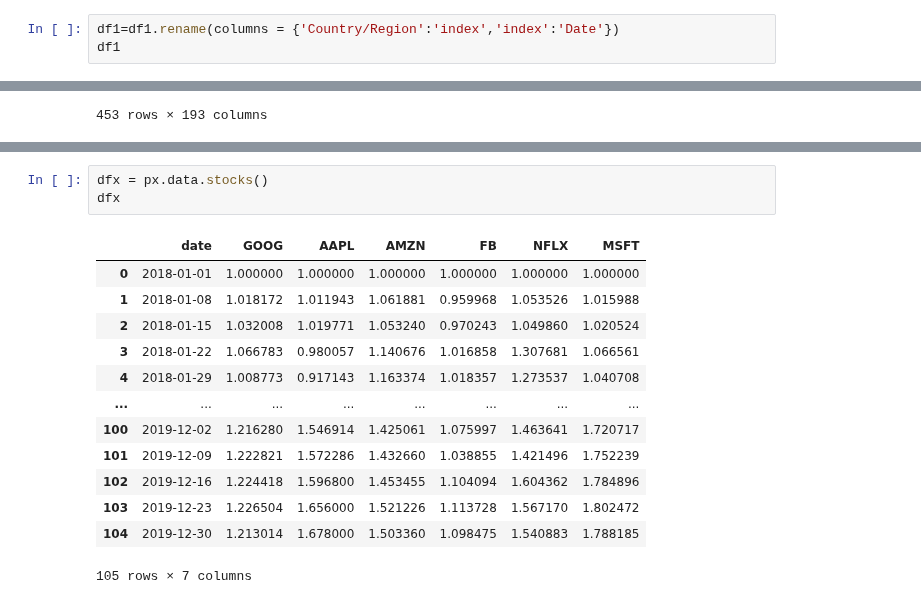
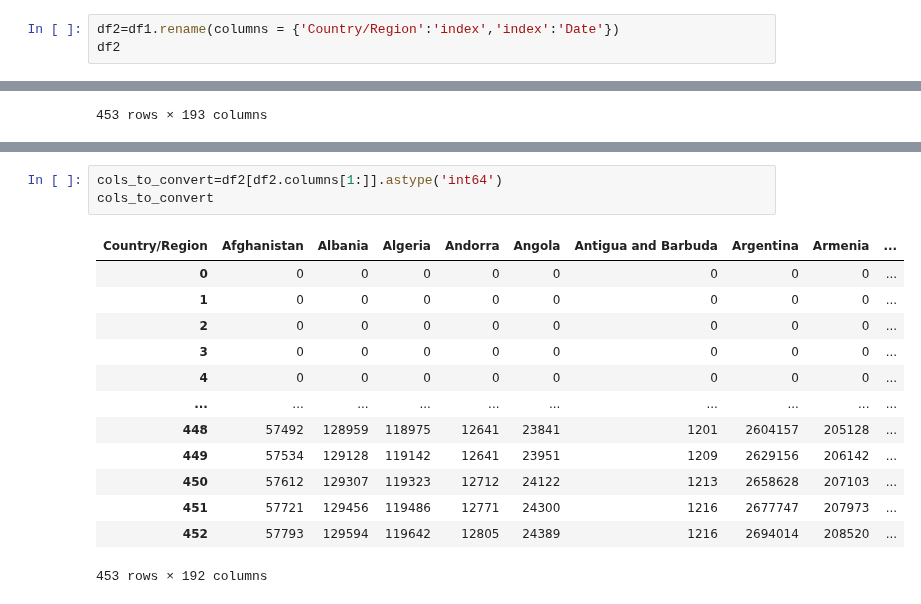
Before and after one commit to iannjari/covid-19-cases-and-mortality-forecaster, a Jupyter notebook: Data Preview.ipynb, the cells around one changed output, grey strips where cells are left out. Cells and saved outputs as stored; diff of their text form.

Commit message:
Graphing data pre-processing

```diff
--- a/Data Preview.ipynb
+++ b/Data Preview.ipynb
@@ -469,8 +470,8 @@ df1
 | 452 | 4/18/21 | 57793 | 129594 | 119642 | 12805 | 24389 | 1216 | 2694014 | ... |
 453 rows × 193 columns
 # %%
-df1=df1.rename(columns = {'Country/Region':'index','index':'Date'})
-df1
+df2=df1.rename(columns = {'Country/Region':'index','index':'Date'})
+df2
 # %% [output]
 | Country/Region | Date | Afghanistan | Albania | Algeria | Andorra | Angola | Antigua and Barbuda | Argentina | ... |
 | 0 | 1/22/20 | 0 | 0 | 0 | 0 | 0 | 0 | 0 | ... |
@@ -514,17 +489,17 @@ dtype('O')
-# %%
-dfx = px.data.stocks()
-dfx
-# %% [output]
-|  | date | GOOG | AAPL | AMZN | FB | NFLX | MSFT |
-| 0 | 2018-01-01 | 1.000000 | 1.000000 | 1.000000 | 1.000000 | 1.000000 | 1.000000 |
-| 1 | 2018-01-08 | 1.018172 | 1.011943 | 1.061881 | 0.959968 | 1.053526 | 1.015988 |
-| 2 | 2018-01-15 | 1.032008 | 1.019771 | 1.053240 | 0.970243 | 1.049860 | 1.020524 |
-| 3 | 2018-01-22 | 1.066783 | 0.980057 | 1.140676 | 1.016858 | 1.307681 | 1.066561 |
-| 4 | 2018-01-29 | 1.008773 | 0.917143 | 1.163374 | 1.018357 | 1.273537 | 1.040708 |
-| ... | ... | ... | ... | ... | ... | ... | ... |
-| 100 | 2019-12-02 | 1.216280 | 1.546914 | 1.425061 | 1.075997 | 1.463641 | 1.720717 |
-| 101 | 2019-12-09 | 1.222821 | 1.572286 | 1.432660 | 1.038855 | 1.421496 | 1.752239 |
-| 102 | 2019-12-16 | 1.224418 | 1.596800 | 1.453455 | 1.104094 | 1.604362 | 1.784896 |
-| 103 | 2019-12-23 | 1.226504 | 1.656000 | 1.521226 | 1.113728 | 1.567170 | 1.802472 |
-| 104 | 2019-12-30 | 1.213014 | 1.678000 | 1.503360 | 1.098475 | 1.540883 | 1.788185 |
-105 rows × 7 columns
+# %%
+cols_to_convert=df2[df2.columns[1:]].astype('int64')
+cols_to_convert
+# %% [output]
+| Country/Region | Afghanistan | Albania | Algeria | Andorra | Angola | Antigua and Barbuda | Argentina | Armenia | ... |
+| 0 | 0 | 0 | 0 | 0 | 0 | 0 | 0 | 0 | ... |
+| 1 | 0 | 0 | 0 | 0 | 0 | 0 | 0 | 0 | ... |
+| 2 | 0 | 0 | 0 | 0 | 0 | 0 | 0 | 0 | ... |
+| 3 | 0 | 0 | 0 | 0 | 0 | 0 | 0 | 0 | ... |
+| 4 | 0 | 0 | 0 | 0 | 0 | 0 | 0 | 0 | ... |
+| ... | ... | ... | ... | ... | ... | ... | ... | ... | ... |
+| 448 | 57492 | 128959 | 118975 | 12641 | 23841 | 1201 | 2604157 | 205128 | ... |
+| 449 | 57534 | 129128 | 119142 | 12641 | 23951 | 1209 | 2629156 | 206142 | ... |
+| 450 | 57612 | 129307 | 119323 | 12712 | 24122 | 1213 | 2658628 | 207103 | ... |
+| 451 | 57721 | 129456 | 119486 | 12771 | 24300 | 1216 | 2677747 | 207973 | ... |
+| 452 | 57793 | 129594 | 119642 | 12805 | 24389 | 1216 | 2694014 | 208520 | ... |
+453 rows × 192 columns
```
Also changed, not shown: parts of 9 cells of this notebook.
